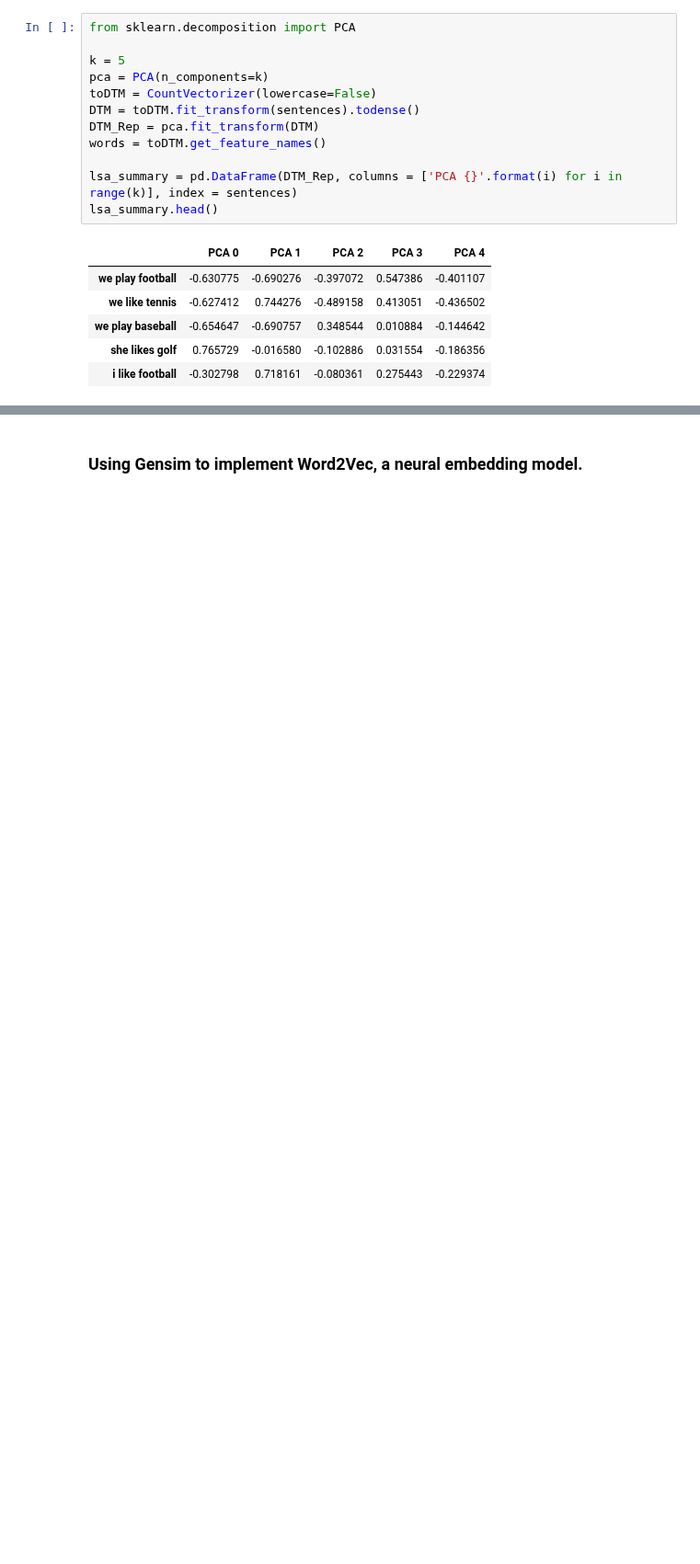
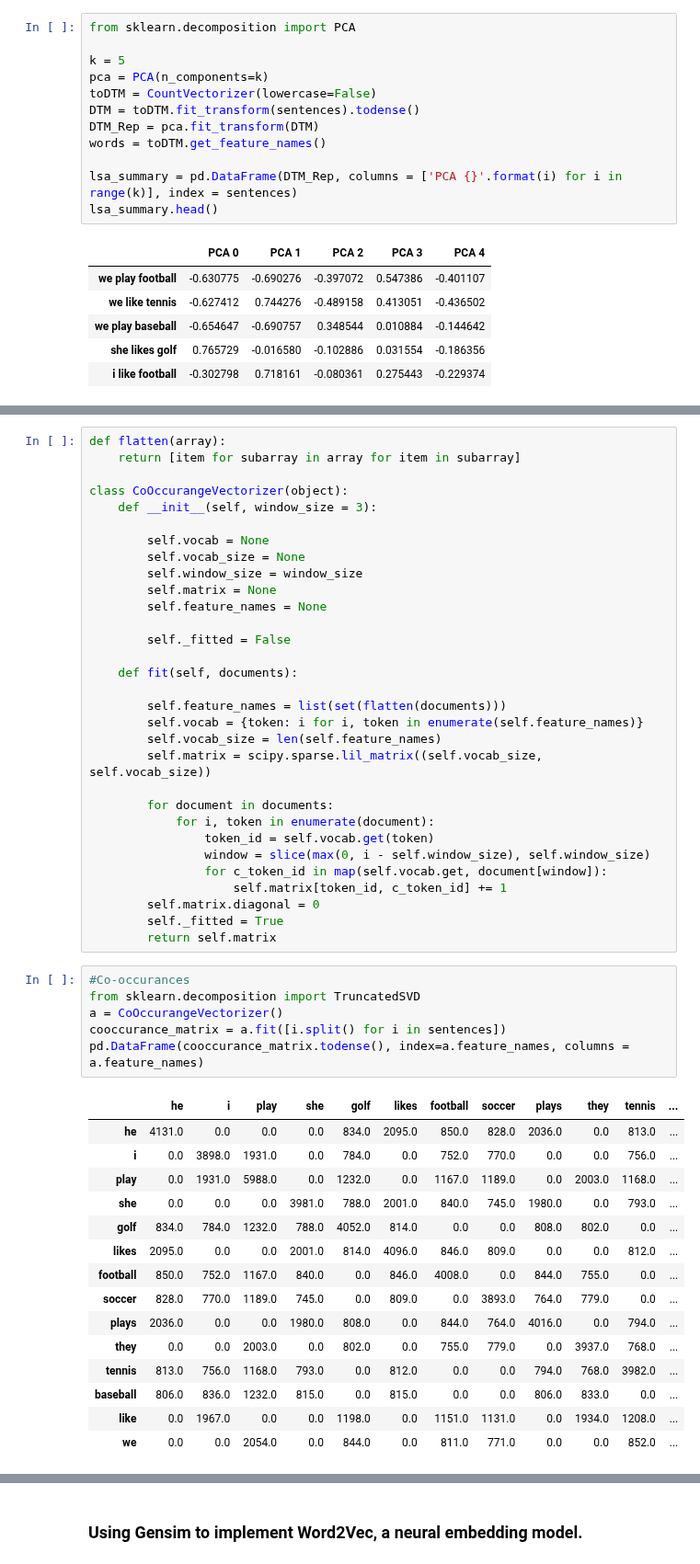
Before and after one commit to jupytercon2017user/jupytercon-2017, a Jupyter notebook: tutorial/3-Word-Embeddings.ipynb, the cells around one changed output, grey strips where cells are left out. Shown at 92% size. Cells and saved outputs as stored; diff of their text form; blank space fills up the shorter version.

```diff
--- a/tutorial/3-Word-Embeddings.ipynb
+++ b/tutorial/3-Word-Embeddings.ipynb
@@ -166,0 +269,53 @@ lsa_summary.head()
+# %%
+def flatten(array):
+    return [item for subarray in array for item in subarray]
+
+class CoOccurangeVectorizer(object):
+    def __init__(self, window_size = 3):
+
+        self.vocab = None
+        self.vocab_size = None
+        self.window_size = window_size
+        self.matrix = None
+        self.feature_names = None
+
+        self._fitted = False
+
+    def fit(self, documents):
+
+        self.feature_names = list(set(flatten(documents)))
+        self.vocab = {token: i for i, token in enumerate(self.feature_names)}
+        self.vocab_size = len(self.feature_names)
+        self.matrix = scipy.sparse.lil_matrix((self.vocab_size, self.vocab_size))
+
+        for document in documents:
+            for i, token in enumerate(document):
+                token_id = self.vocab.get(token)
+                window = slice(max(0, i - self.window_size), self.window_size)
+                for c_token_id in map(self.vocab.get, document[window]):
+                    self.matrix[token_id, c_token_id] += 1
+        self.matrix.diagonal = 0
+        self._fitted = True
+        return self.matrix
+# %%
+#Co-occurances
+from sklearn.decomposition import TruncatedSVD
+a = CoOccurangeVectorizer()
+cooccurance_matrix = a.fit([i.split() for i in sentences])
+pd.DataFrame(cooccurance_matrix.todense(), index=a.feature_names, columns = a.feature_names)
+# %% [output]
+|  | he | i | play | she | golf | likes | football | soccer | plays | they | tennis | ... |
+| he | 4131.0 | 0.0 | 0.0 | 0.0 | 834.0 | 2095.0 | 850.0 | 828.0 | 2036.0 | 0.0 | 813.0 | ... |
+| i | 0.0 | 3898.0 | 1931.0 | 0.0 | 784.0 | 0.0 | 752.0 | 770.0 | 0.0 | 0.0 | 756.0 | ... |
+| play | 0.0 | 1931.0 | 5988.0 | 0.0 | 1232.0 | 0.0 | 1167.0 | 1189.0 | 0.0 | 2003.0 | 1168.0 | ... |
+| she | 0.0 | 0.0 | 0.0 | 3981.0 | 788.0 | 2001.0 | 840.0 | 745.0 | 1980.0 | 0.0 | 793.0 | ... |
+| golf | 834.0 | 784.0 | 1232.0 | 788.0 | 4052.0 | 814.0 | 0.0 | 0.0 | 808.0 | 802.0 | 0.0 | ... |
+| likes | 2095.0 | 0.0 | 0.0 | 2001.0 | 814.0 | 4096.0 | 846.0 | 809.0 | 0.0 | 0.0 | 812.0 | ... |
+| football | 850.0 | 752.0 | 1167.0 | 840.0 | 0.0 | 846.0 | 4008.0 | 0.0 | 844.0 | 755.0 | 0.0 | ... |
+| soccer | 828.0 | 770.0 | 1189.0 | 745.0 | 0.0 | 809.0 | 0.0 | 3893.0 | 764.0 | 779.0 | 0.0 | ... |
+| plays | 2036.0 | 0.0 | 0.0 | 1980.0 | 808.0 | 0.0 | 844.0 | 764.0 | 4016.0 | 0.0 | 794.0 | ... |
+| they | 0.0 | 0.0 | 2003.0 | 0.0 | 802.0 | 0.0 | 755.0 | 779.0 | 0.0 | 3937.0 | 768.0 | ... |
+| tennis | 813.0 | 756.0 | 1168.0 | 793.0 | 0.0 | 812.0 | 0.0 | 0.0 | 794.0 | 768.0 | 3982.0 | ... |
+| baseball | 806.0 | 836.0 | 1232.0 | 815.0 | 0.0 | 815.0 | 0.0 | 0.0 | 806.0 | 833.0 | 0.0 | ... |
+| like | 0.0 | 1967.0 | 0.0 | 0.0 | 1198.0 | 0.0 | 1151.0 | 1131.0 | 0.0 | 1934.0 | 1208.0 | ... |
+| we | 0.0 | 0.0 | 2054.0 | 0.0 | 844.0 | 0.0 | 811.0 | 771.0 | 0.0 | 0.0 | 852.0 | ... |
```
Also changed, not shown: parts of 31 cells of this notebook.
